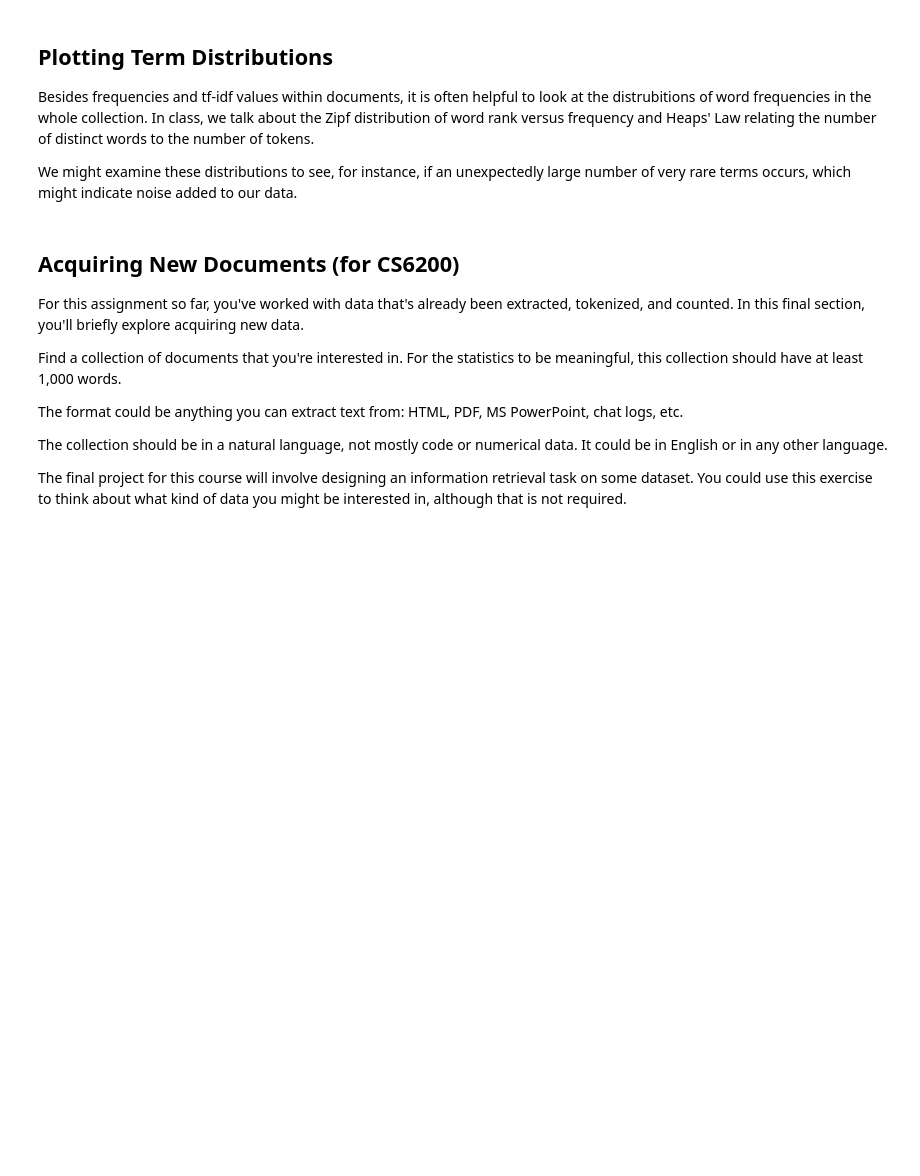
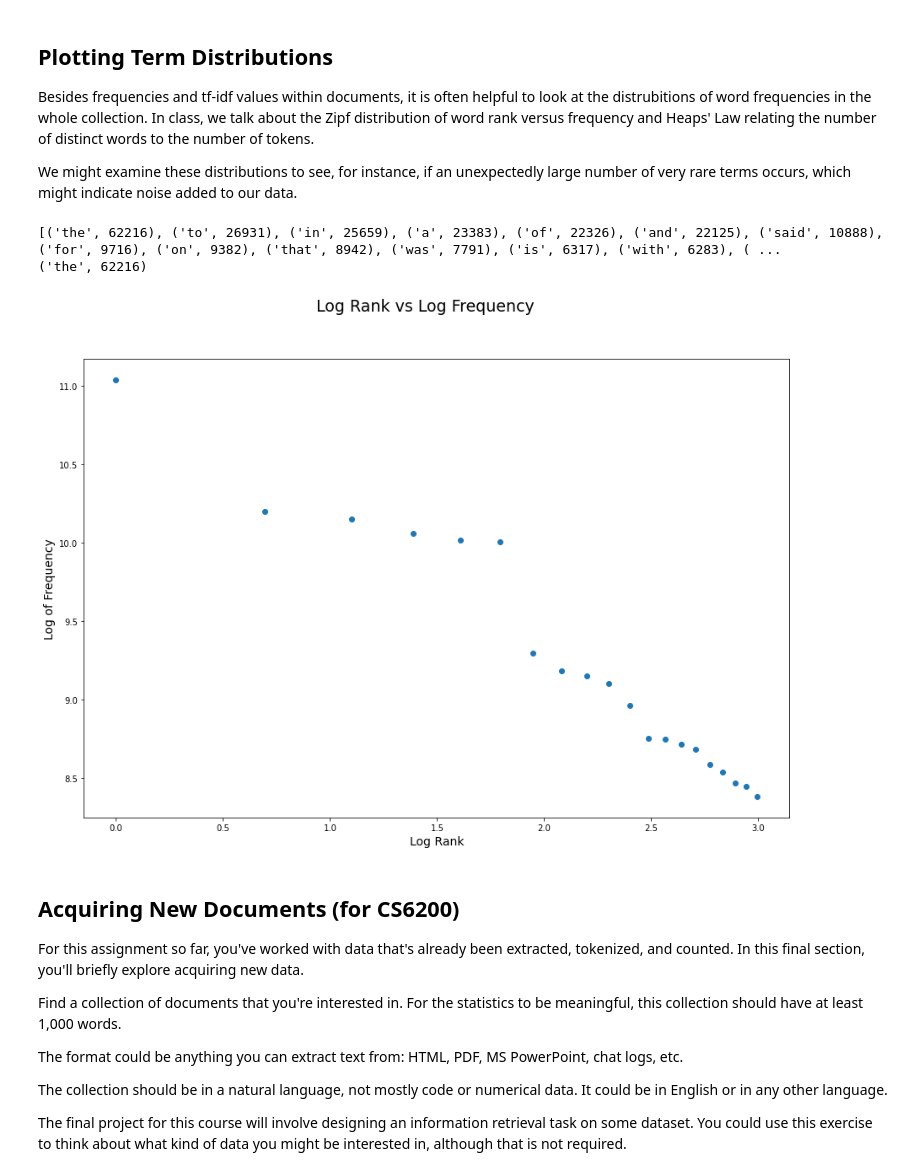
Before and after one commit to gurpreetkaurbatra/Assignment1, a Jupyter notebook: term_statistics.ipynb, the cells around one changed output. Saved outputs shown, nothing was run; the diff lists cells and outputs as text; code cells hidden in the pictures; blank space fills up the shorter version.

```diff
--- a/term_statistics.ipynb
+++ b/term_statistics.ipynb
@@ -73,3 +73,19 @@ Each record has four fields:
 If we look at the most frequent terms for a given document, we mostly see common function words, such as `the`, `and`, and `of`. Start exploring the dataset by computing some of there basic term statistics. You can make your like easier using data frame libraries such as `pandas`, core python libraries such as `collections`, or just simple list comprehensions.
 
 Feel free to define helper functions in your code before computing the statistics we're looking for.
+# %%
+import operator
+from itertools import islice
+def take(n, iterable):
+    "Return first n items of the iterable as a list"
+    return list(islice(iterable, n))
+# %%
+# TODO: Print the 6 terms from document APW_ENG_20100101.0001 with the highest count.
+sample = {}
+for string in terms:
+    if string["id"] == "APW_ENG_20100101.0001":
+        sample[string["term"]] = string["count"]
+sample = dict( sorted(sample.items(), key=operator.itemgetter(1),reverse=True))
+
+n_items = take(6, sample.items())
+print(n_items)
@@ -81,0 +124,12 @@ Feel free to define helper functions in your code before computing the statistic
+# %%
+# TODO: Print the 6 terms with the highest total count in the corpus.
+sample = {}
+for string in terms:
+    if string["term"] in sample:
+        sample[string["term"]] = sample.get(string["term"]) + string["count"]
+    else:
+        sample[string["term"]] = string["count"]
+sample = dict( sorted(sample.items(), key=operator.itemgetter(1),reverse=True))
+
+n_items = take(6, sample.items())
+print(n_items)
@@ -113,11 +236,28 @@ We might examine these distributions to see, for instance, if an unexpectedly la
 # %%
 # TODO: Compute a list of the distinct words in this collection and sort it in descending order of frequency.
 # Thus frequency[0] should contain the word "the" and the count 62216.
-frequency = []
+frequency = take(20, sample.items())
+
+print(frequency)
+print(frequency[0])
+# %% [output]
+[('the', 62216), ('to', 26931), ('in', 25659), ('a', 23383), ('of', 22326), ('and', 22125), ('said', 10888), ('for', 9716), ('on', 9382), ('that', 8942), ('was', 7791), ('is', 6317), ('with', 6283), ( ...
+('the', 62216)
 # %%
 # TODO: Plot a graph of the log of the rank (starting at 1) on the x-axis,
 # against the log of the frequency on the y-axis. You may use the matplotlib
 # or other library.
+x_axis = [np.log(i) for i in range(1, len(frequency)+1)]
+y_axis = [np.log(x[1]) for x in frequency]
+fig = plt.figure()
+plt.scatter(x_axis, y_axis)
+fig.suptitle('Log Rank vs Log Frequency', fontsize=19)
+plt.xlabel('Log Rank', fontsize=14)
+plt.ylabel('Log of Frequency', fontsize=14)
+fig.set_size_inches(15, 10)
+fig.show()
+# %% [output]
+[figure, added]
 # %% [markdown]
 ## Acquiring New Documents (for CS6200)
 
```
Also changed, not shown: parts of 30 cells of this notebook.
